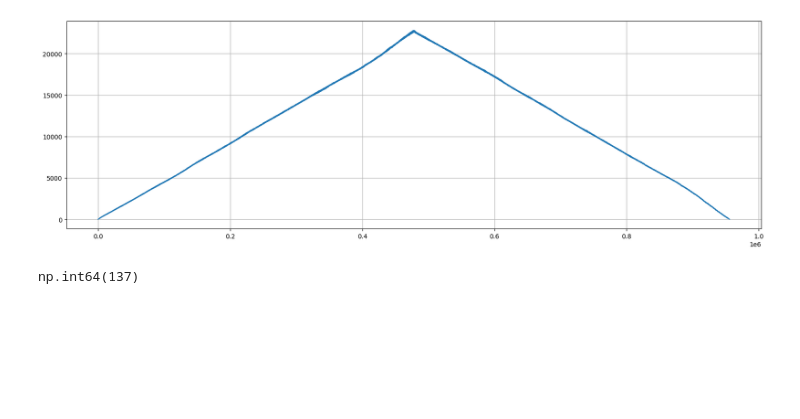
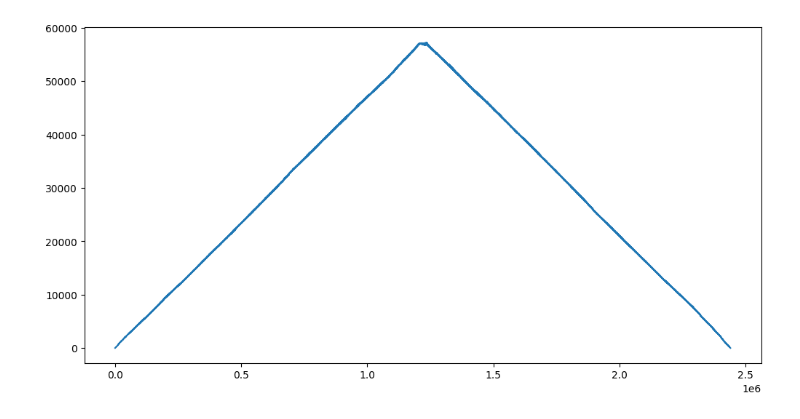
Before and after one commit to djorgeext/pcg-ecg-analysis, a Jupyter notebook: procesamiento_ecg_500Hz.ipynb, the cells around one changed output. Cells and saved outputs as stored; diff of their text form; code cells hidden in the pictures; blank space fills up the shorter version.

```diff
--- a/procesamiento_ecg_500Hz.ipynb
+++ b/procesamiento_ecg_500Hz.ipynb
@@ -138,14 +155,10 @@ np.int64(78)
 # %%
 from scipy.signal import correlate
-xy_cross = correlate(ecg_normalized, envol_normalized[:len(ecg_normalized)], mode='full', method='fft')
+xy_cross = correlate(ecg_normalized, envol_normalized, mode='full', method='fft')
+x_axis = np.arange(-len(envol_normalized) + 1, len(ecg_normalized))
+plt.figure(figsize=(12, 6))
+plt.plot(xy_cross)
+# plt.xlim(-50000, 50000)
+plt.show()
+# %% [output]
+[figure, added]
-# %%
-plt.figure(figsize=(20, 6))
-plt.plot(xy_cross)
-plt.grid(True)
-plt.show()
-# %% [output]
-[figure, removed]
-# %%
-len(xy_cross)//2+1 - np.argmax(xy_cross)
-# %% [output]
-np.int64(137)
```
Also changed, not shown: parts of 15 cells of this notebook.
